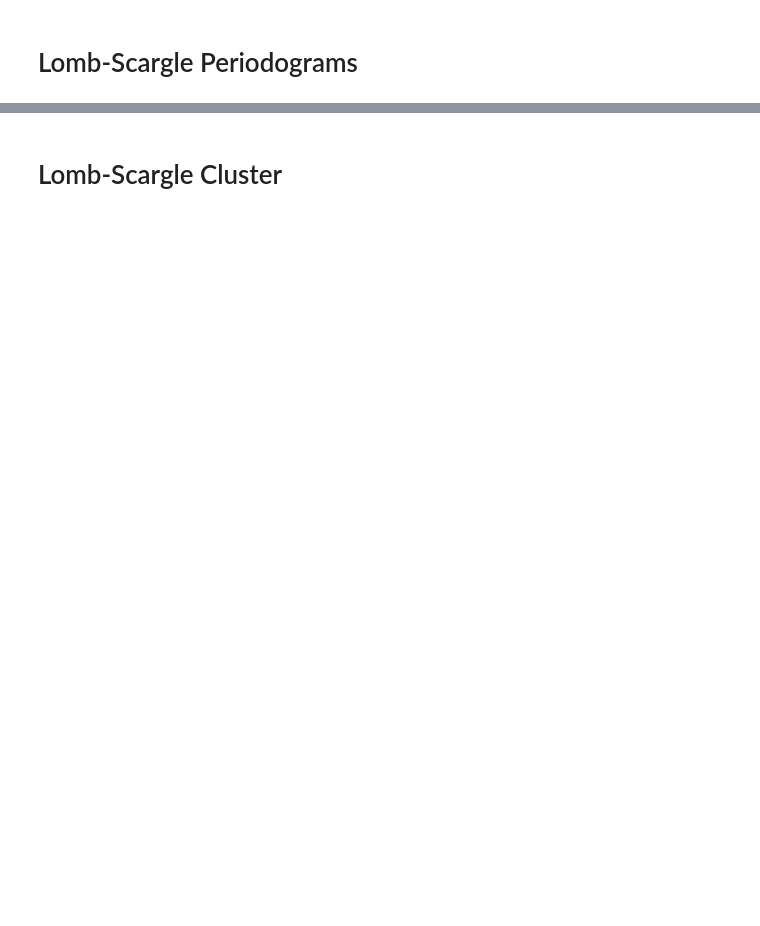
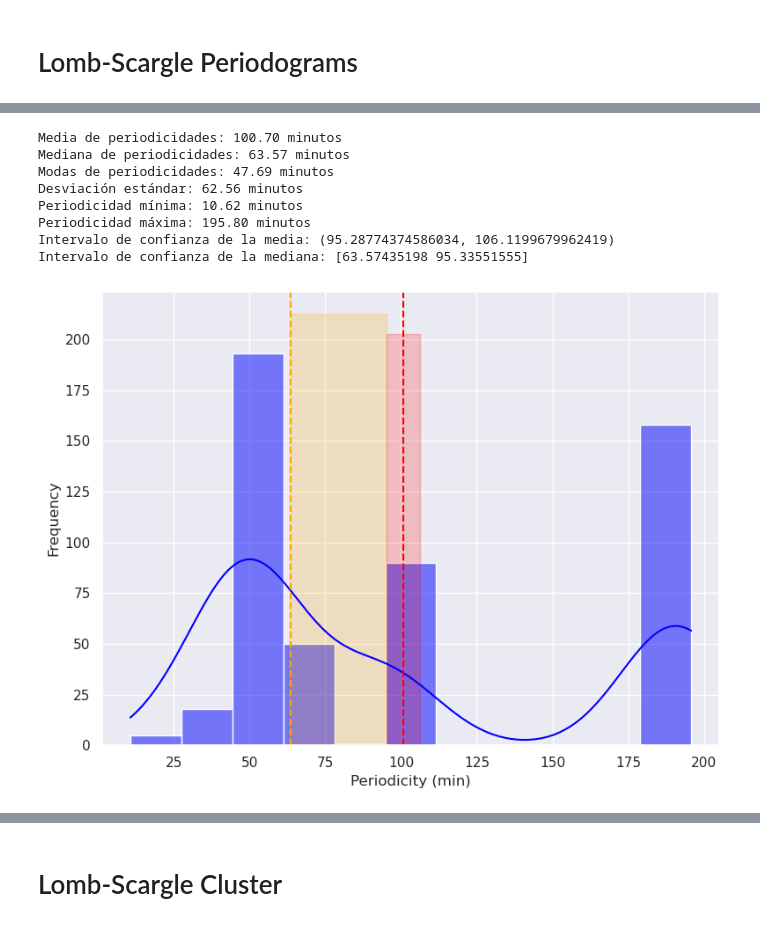
Before and after one commit to GuijonGustavo/Saggitarius-A-peridicity-Gamma-Rays, a Jupyter notebook: LombScargle_Periodograms_Clusters.ipynb, the cells around one changed output, grey strips where cells are left out. Drawn from its saved outputs; the diff is of its cells as text; code cells hidden in the pictures; blank space fills up the shorter version.

```diff
--- a/LombScargle_Periodograms_Clusters.ipynb
+++ b/LombScargle_Periodograms_Clusters.ipynb
@@ -133,0 +134,78 @@ No artists with labels found to put in legend.  Note that artists whose label st
+# %%
+import pandas as pd
+import numpy as np
+import seaborn as sns
+import matplotlib.pyplot as plt
+from scipy import stats
+
+# Establecer el estilo darkgrid de seaborn
+sns.set(style="darkgrid")
+
+# Paso 1: Leer los datos del archivo periodicidades.txt
+file_path = 'resultados_periodogramas_1_700_lombscargle.txt'  # Cambia esto por la ruta correcta de tu archivo
+
+periods_days = pd.read_csv(file_path, header=None, names=['period_days'])
+
+# Paso 2: Convertir las periodicidades de días a minutos
+periods_minutes = periods_days['period_days']  # * 24 * 60  # 1 día = 1440 minutos
+periods_minutes = periods_minutes.dropna()  # Filtrar valores NaN
+periods_days['period_minutes'] = periods_minutes
+
+# Paso 3: Cálculo de estadísticas básicas
+mean_minutes = periods_minutes.mean()
+median_minutes = periods_minutes.median()
+moda_minutes = periods_minutes.mode()
+std_minutes = periods_minutes.std()
+min_minutes = periods_minutes.min()
+max_minutes = periods_minutes.max()
+
+# Intervalo de confianza de la media usando la t-distribución (95%)
+conf_interval_mean = stats.t.interval(0.95, df=len(periods_minutes)-1, loc=mean_minutes, scale=std_minutes / np.sqrt(len(periods_minutes)))
+
+# Intervalo de confianza de la mediana usando bootstrap
+n_bootstraps = 10000
+bootstrapped_medians = np.median(np.random.choice(periods_minutes, (n_bootstraps, len(periods_minutes))), axis=1)
+conf_interval_median = np.percentile(bootstrapped_medians, [2.5, 97.5])
+
+# Imprimir los resultados
+print(f"Media de periodicidades: {mean_minutes:.2f} minutos")
+print(f"Mediana de periodicidades: {median_minutes:.2f} minutos")
+modas_formateadas = ', '.join([f"{moda:.2f}" for moda in moda_minutes])
+print(f"Modas de periodicidades: {modas_formateadas} minutos")
+print(f"Desviación estándar: {std_minutes:.2f} minutos")
+print(f"Periodicidad mínima: {min_minutes:.2f} minutos")
+print(f"Periodicidad máxima: {max_minutes:.2f} minutos")
+print(f"Intervalo de confianza de la media: {conf_interval_mean}")
+print(f"Intervalo de confianza de la mediana: {conf_interval_median}")
+
+# Paso 4: Generación de gráficos
+
+# Crear una figura con varios subplots
+# plt.figure(figsize=(16, 12))
+
+# Gráfico 1: Histograma
+plt.figure(figsize=(8, 6))
+sns.histplot(periods_minutes, bins='auto', kde=True, color='blue')
+plt.axvline(mean_minutes, color='red', linestyle='--', label=f'Media: {mean_minutes:.2f} min')
+plt.axvline(median_minutes, color='orange', linestyle='--', label=f'Mediana: {median_minutes:.2f} min')
+plt.fill_betweenx([0, plt.ylim()[1]], conf_interval_mean[0], conf_interval_mean[1], color='red', alpha=0.2, label='IC de la media (95%)')
+plt.fill_betweenx([0, plt.ylim()[1]], conf_interval_median[0], conf_interval_median[1], color='orange', alpha=0.2, label='IC de la mediana (95%)')
+# plt.title('Histograma de Periodicidades (en minutos)')
+plt.xlabel('Periodicity (min)')
+plt.ylabel('Frequency')
+# plt.legend()
+
+# Ajustar los gráficos
+plt.tight_layout()
+plt.savefig("images/lombScargle_periodogram_histograma_sample_1.png", format='png', dpi=300)
+plt.show()
+# %% [output]
+Media de periodicidades: 100.70 minutos
+Mediana de periodicidades: 63.57 minutos
+Modas de periodicidades: 47.69 minutos
+Desviación estándar: 62.56 minutos
+Periodicidad mínima: 10.62 minutos
+Periodicidad máxima: 195.80 minutos
+Intervalo de confianza de la media: (95.28774374586034, 106.1199679962419)
+Intervalo de confianza de la mediana: [63.57435198 95.33551555]
+[figure, added]
```
Also changed, not shown: parts of 4 cells of this notebook, 7 other files.
